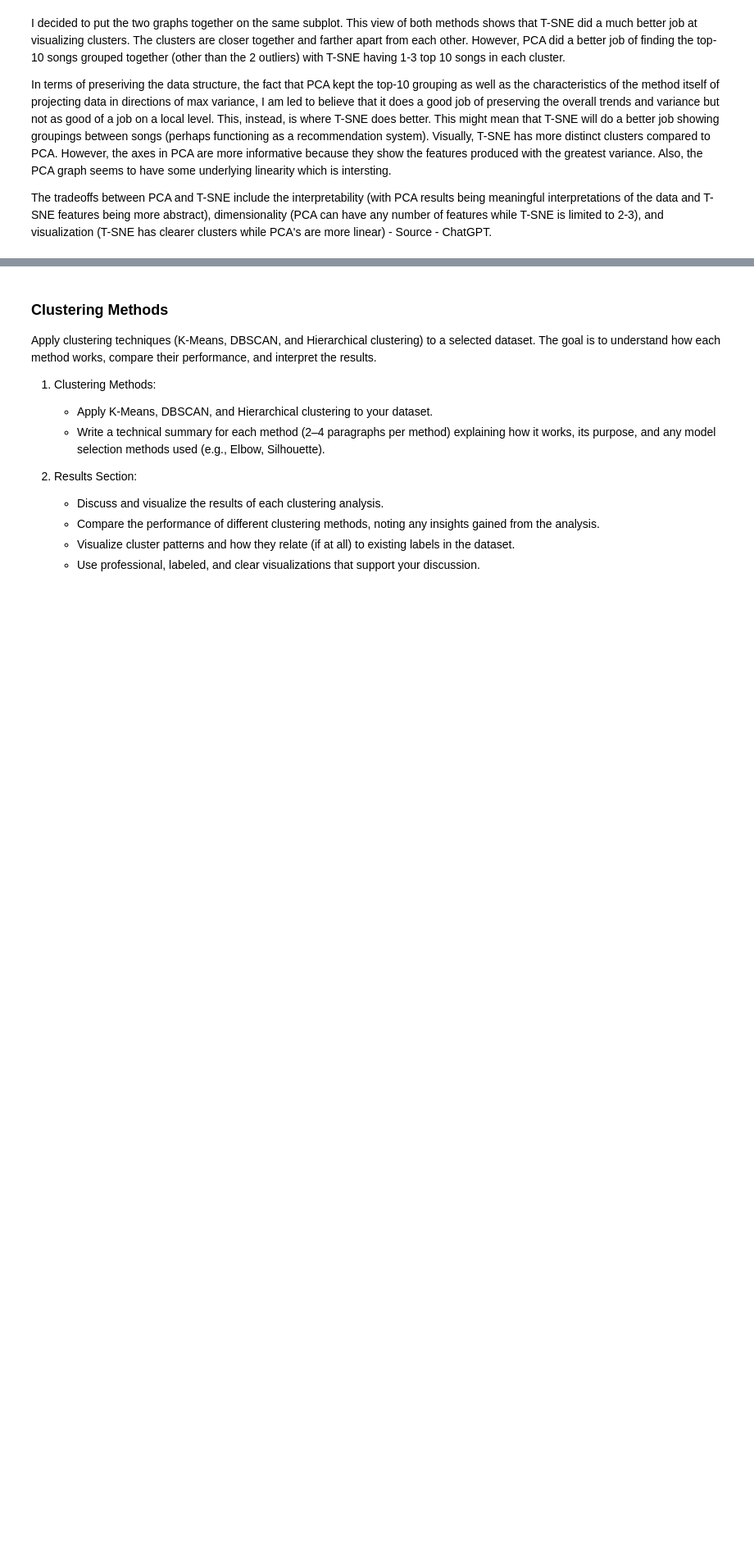
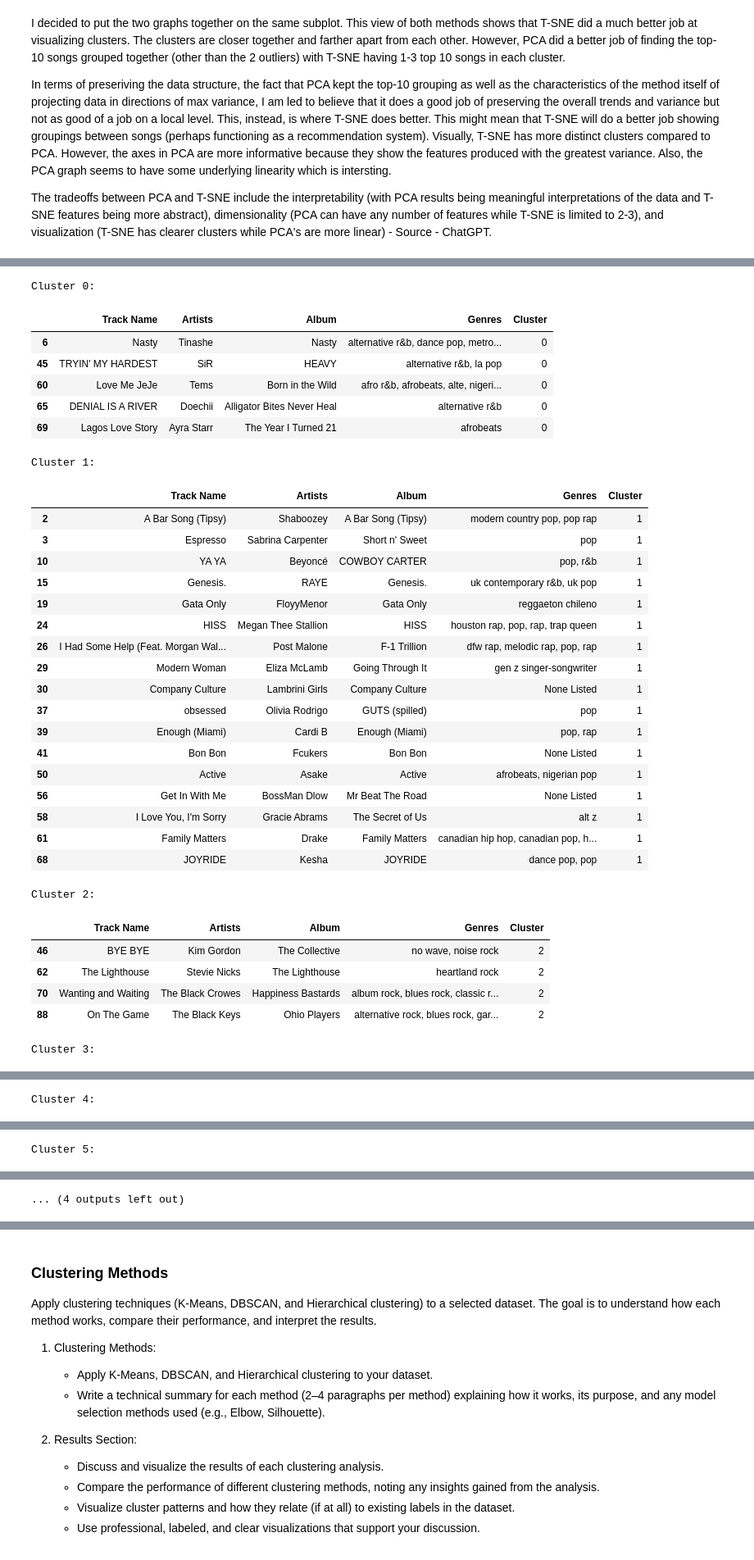
Before and after one commit to satomitheito/Spotify-Song-Analysis, a Jupyter notebook: technical-details/unsupervised-learning/main.ipynb, the cells around one changed output, grey strips where cells are left out. Shown at 82% size. Cells and saved outputs as stored; diff of their text form; code cells hidden in the pictures; blank space fills up the shorter version.

```diff
--- a/technical-details/unsupervised-learning/main.ipynb
+++ b/technical-details/unsupervised-learning/main.ipynb
@@ -213,0 +296,41 @@ The tradeoffs between PCA and T-SNE include the interpretability (with PCA resul
+# %%
+# Add the K-Means cluster labels back to the original DataFrame
+songs['Cluster'] = kmeans_labels
+# Group songs by their clusters and display
+for cluster_num in sorted(songs['Cluster'].unique()):
+    print(f"\nCluster {cluster_num}:")
+    display(songs[songs['Cluster'] == cluster_num][['Track Name', 'Artists', 'Album', 'Genres', 'Cluster']])
+# %% [output]
+Cluster 0:
+|  | Track Name | Artists | Album | Genres | Cluster |
+| 6 | Nasty | Tinashe | Nasty | alternative r&b, dance pop, metro... | 0 |
+| 45 | TRYIN' MY HARDEST | SiR | HEAVY | alternative r&b, la pop | 0 |
+| 60 | Love Me JeJe | Tems | Born in the Wild | afro r&b, afrobeats, alte, nigeri... | 0 |
+| 65 | DENIAL IS A RIVER | Doechii | Alligator Bites Never Heal | alternative r&b | 0 |
+| 69 | Lagos Love Story | Ayra Starr | The Year I Turned 21 | afrobeats | 0 |
+Cluster 1:
+|  | Track Name | Artists | Album | Genres | Cluster |
+| 2 | A Bar Song (Tipsy) | Shaboozey | A Bar Song (Tipsy) | modern country pop, pop rap | 1 |
+| 3 | Espresso | Sabrina Carpenter | Short n' Sweet | pop | 1 |
+| 10 | YA YA | Beyoncé | COWBOY CARTER | pop, r&b | 1 |
+| 15 | Genesis. | RAYE | Genesis. | uk contemporary r&b, uk pop | 1 |
+| 19 | Gata Only | FloyyMenor | Gata Only | reggaeton chileno | 1 |
+| 24 | HISS | Megan Thee Stallion | HISS | houston rap, pop, rap, trap queen | 1 |
+| 26 | I Had Some Help (Feat. Morgan Wal... | Post Malone | F-1 Trillion | dfw rap, melodic rap, pop, rap | 1 |
+| 29 | Modern Woman | Eliza McLamb | Going Through It | gen z singer-songwriter | 1 |
+| 30 | Company Culture | Lambrini Girls | Company Culture | None Listed | 1 |
+| 37 | obsessed | Olivia Rodrigo | GUTS (spilled) | pop | 1 |
+| 39 | Enough (Miami) | Cardi B | Enough (Miami) | pop, rap | 1 |
+| 41 | Bon Bon | Fcukers | Bon Bon | None Listed | 1 |
+| 50 | Active | Asake | Active | afrobeats, nigerian pop | 1 |
+| 56 | Get In With Me | BossMan Dlow | Mr Beat The Road | None Listed | 1 |
+| 58 | I Love You, I'm Sorry | Gracie Abrams | The Secret of Us | alt z | 1 |
+| 61 | Family Matters | Drake | Family Matters | canadian hip hop, canadian pop, h... | 1 |
+| 68 | JOYRIDE | Kesha | JOYRIDE | dance pop, pop | 1 |
+Cluster 2:
+|  | Track Name | Artists | Album | Genres | Cluster |
+| 46 | BYE BYE | Kim Gordon | The Collective | no wave, noise rock | 2 |
+| 62 | The Lighthouse | Stevie Nicks | The Lighthouse | heartland rock | 2 |
+| 70 | Wanting and Waiting | The Black Crowes | Happiness Bastards | album rock, blues rock, classic r... | 2 |
+| 88 | On The Game | The Black Keys | Ohio Players | alternative rock, blues rock, gar... | 2 |
+Cluster 3:
@@ -213,0 +350 @@ The tradeoffs between PCA and T-SNE include the interpretability (with PCA resul
+Cluster 4:
@@ -213,0 +365 @@ The tradeoffs between PCA and T-SNE include the interpretability (with PCA resul
+Cluster 5:
@@ -213,0 +377 @@ The tradeoffs between PCA and T-SNE include the interpretability (with PCA resul
+... (4 outputs left out)
```
Also changed, not shown: parts of 13 cells of this notebook, 7 other files.
